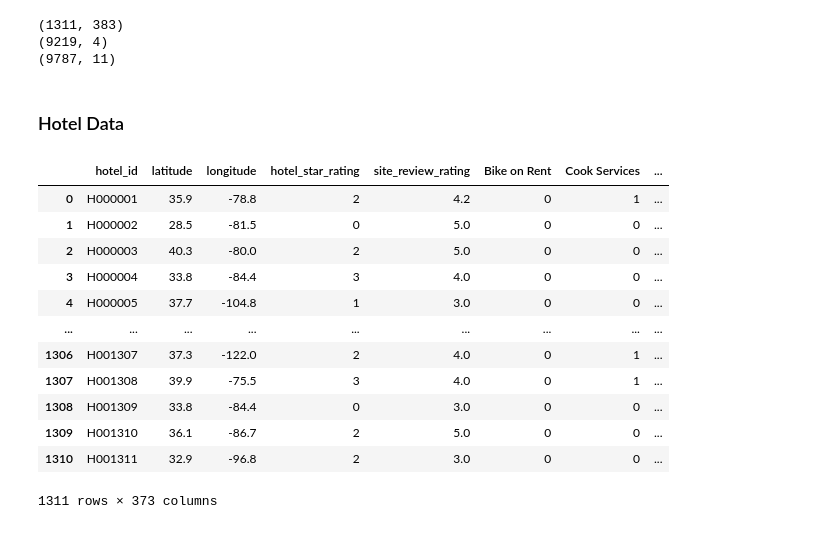
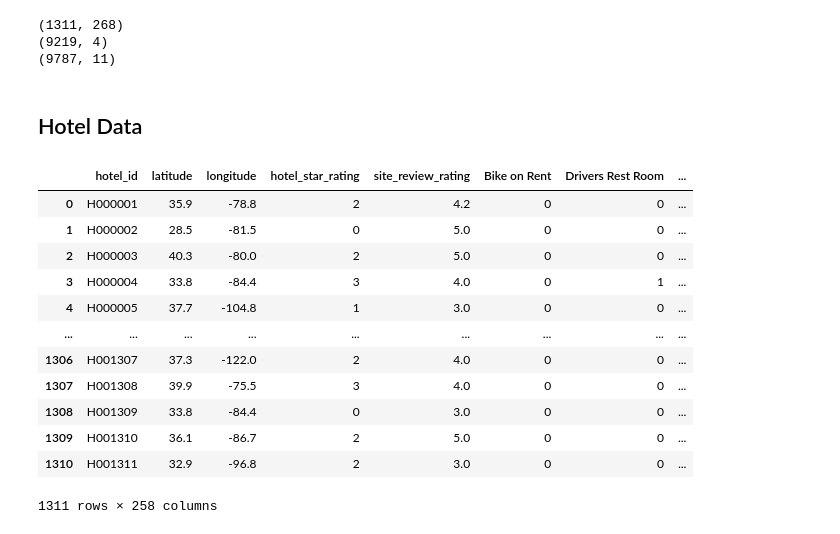
Before and after one commit to zulfauzi92/Hotel_Recomendation_Model_Traveloka, a Jupyter notebook: Eksplorasi Data/Main Dataset/Processing Main Data.ipynb, the cells around one changed output. Drawn from its saved outputs; the diff is of its cells as text; code cells hidden in the pictures.

```diff
--- a/Eksplorasi Data/Main Dataset/Processing Main Data.ipynb
+++ b/Eksplorasi Data/Main Dataset/Processing Main Data.ipynb
@@ -14,43 +17,44 @@ from statistics import mode
 # import dataset hotel, review, and user
 
 # hotel menunggu revisi joane
-df_hotel = pd.read_csv('https://raw.githubusercontent.com/zulfauzi92/Hotel_Recomendation_Model_Traveloka/main/Eksplorasi%20Data/Main%20Dataset/DataHotel_ML.csv', index_col=[0])
+df_hotel = pd.read_csv('https://raw.githubusercontent.com/zulfauzi92/Hotel_Recomendation_Model_Traveloka/main/Eksplorasi%20Data/Main%20Dataset/DataHotel_ML_Filtered.csv', index_col=[0])
 df_user = pd.read_csv('https://raw.githubusercontent.com/zulfauzi92/Hotel_Recomendation_Model_Traveloka/main/Eksplorasi%20Data/Main%20Dataset/DataUser.csv', index_col=[0])
 df_review = pd.read_csv('https://raw.githubusercontent.com/zulfauzi92/Hotel_Recomendation_Model_Traveloka/main/Eksplorasi%20Data/Main%20Dataset/DataReview.csv', index_col=[0])
 print(df_hotel.shape)
 print(df_user.shape)
 print(df_review.shape)
 # %% [output]
-(1311, 383)
+(1311, 268)
 (9219, 4)
 (9787, 11)
-# %% [markdown]
-### Hotel Data
+# %% [markdown]
+## Hotel Data
 # %%
 # rename some features
 df_hotel.rename(columns={'property_id':'hotel_id', 'property_name':'hotel_name'}, inplace=True)
-# %%
-# Non-ML Hotel Feature
-hotel_nonML_col = np.append(df_hotel.columns[:8].values,['property_type','hotel_facilities','room_facilities'])
-
-# ML Hotel Feature
-hotel_ML_col = np.append(['hotel_id','latitude','longitude','hotel_star_rating'], df_hotel.columns[14:].values)
-df_ML_hotel = df_hotel[hotel_ML_col]
-df_ML_hotel
-# %% [output]
-|  | hotel_id | latitude | longitude | hotel_star_rating | site_review_rating | Bike on Rent | Cook Services | ... |
-| 0 | H000001 | 35.9 | -78.8 | 2 | 4.2 | 0 | 1 | ... |
-| 1 | H000002 | 28.5 | -81.5 | 0 | 5.0 | 0 | 0 | ... |
-| 2 | H000003 | 40.3 | -80.0 | 2 | 5.0 | 0 | 0 | ... |
-| 3 | H000004 | 33.8 | -84.4 | 3 | 4.0 | 0 | 0 | ... |
-| 4 | H000005 | 37.7 | -104.8 | 1 | 3.0 | 0 | 0 | ... |
-| ... | ... | ... | ... | ... | ... | ... | ... | ... |
-| 1306 | H001307 | 37.3 | -122.0 | 2 | 4.0 | 0 | 1 | ... |
-| 1307 | H001308 | 39.9 | -75.5 | 3 | 4.0 | 0 | 1 | ... |
-| 1308 | H001309 | 33.8 | -84.4 | 0 | 3.0 | 0 | 0 | ... |
-| 1309 | H001310 | 36.1 | -86.7 | 2 | 5.0 | 0 | 0 | ... |
-| 1310 | H001311 | 32.9 | -96.8 | 2 | 3.0 | 0 | 0 | ... |
-1311 rows × 373 columns
+# %%
+# Non-ML Hotel Feature
+hotel_nonML_col = np.append(df_hotel.columns[:8].values,['latitude','longitude','property_type','hotel_facilities','room_facilities'])
+df_nonML_hotel = df_hotel[hotel_nonML_col]
+
+# ML Hotel Feature
+hotel_ML_col = np.append(['hotel_id','latitude','longitude','hotel_star_rating'], df_hotel.columns[14:].values)
+df_ML_hotel = df_hotel[hotel_ML_col]
+df_ML_hotel
+# %% [output]
+|  | hotel_id | latitude | longitude | hotel_star_rating | site_review_rating | Bike on Rent | Drivers Rest Room | ... |
+| 0 | H000001 | 35.9 | -78.8 | 2 | 4.2 | 0 | 0 | ... |
+| 1 | H000002 | 28.5 | -81.5 | 0 | 5.0 | 0 | 0 | ... |
+| 2 | H000003 | 40.3 | -80.0 | 2 | 5.0 | 0 | 0 | ... |
+| 3 | H000004 | 33.8 | -84.4 | 3 | 4.0 | 0 | 1 | ... |
+| 4 | H000005 | 37.7 | -104.8 | 1 | 3.0 | 0 | 0 | ... |
+| ... | ... | ... | ... | ... | ... | ... | ... | ... |
+| 1306 | H001307 | 37.3 | -122.0 | 2 | 4.0 | 0 | 0 | ... |
+| 1307 | H001308 | 39.9 | -75.5 | 3 | 4.0 | 0 | 0 | ... |
+| 1308 | H001309 | 33.8 | -84.4 | 0 | 3.0 | 0 | 0 | ... |
+| 1309 | H001310 | 36.1 | -86.7 | 2 | 5.0 | 0 | 0 | ... |
+| 1310 | H001311 | 32.9 | -96.8 | 2 | 3.0 | 0 | 0 | ... |
+1311 rows × 258 columns
 # %%
 # one-hot property type from df_hotel
 from sklearn.preprocessing import LabelBinarizer
```
Also changed, not shown: parts of 24 cells of this notebook, 5 other files.
